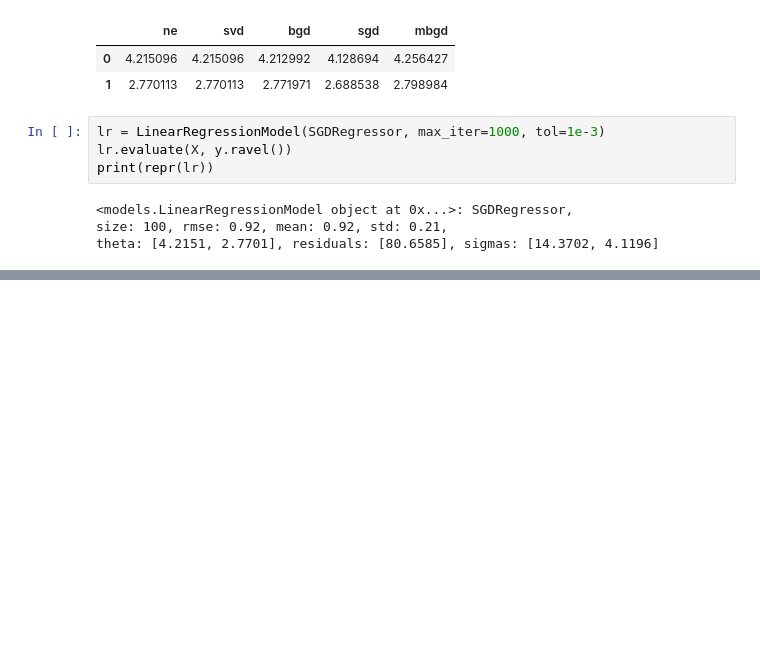
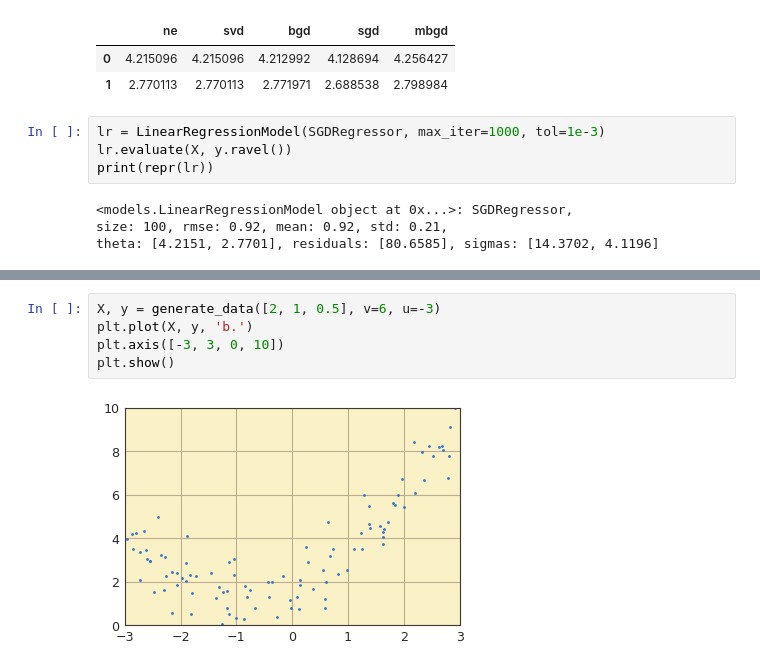
Before and after one commit to garcia-alex/ml-workflows, a Jupyter notebook: ch04.ipynb, the cells around one changed output, grey strips where cells are left out. Drawn from its saved outputs; the diff is of its cells as text; blank space fills up the shorter version.

```diff
--- a/ch04.ipynb
+++ b/ch04.ipynb
@@ -135,0 +137,7 @@ plt.show()
+# %%
+X, y = generate_data([2, 1, 0.5], v=6, u=-3)
+plt.plot(X, y, 'b.')
+plt.axis([-3, 3, 0, 10])
+plt.show()
+# %% [output]
+[figure, added]
```
Also changed, not shown: parts of 8 cells of this notebook, 1 other file.
